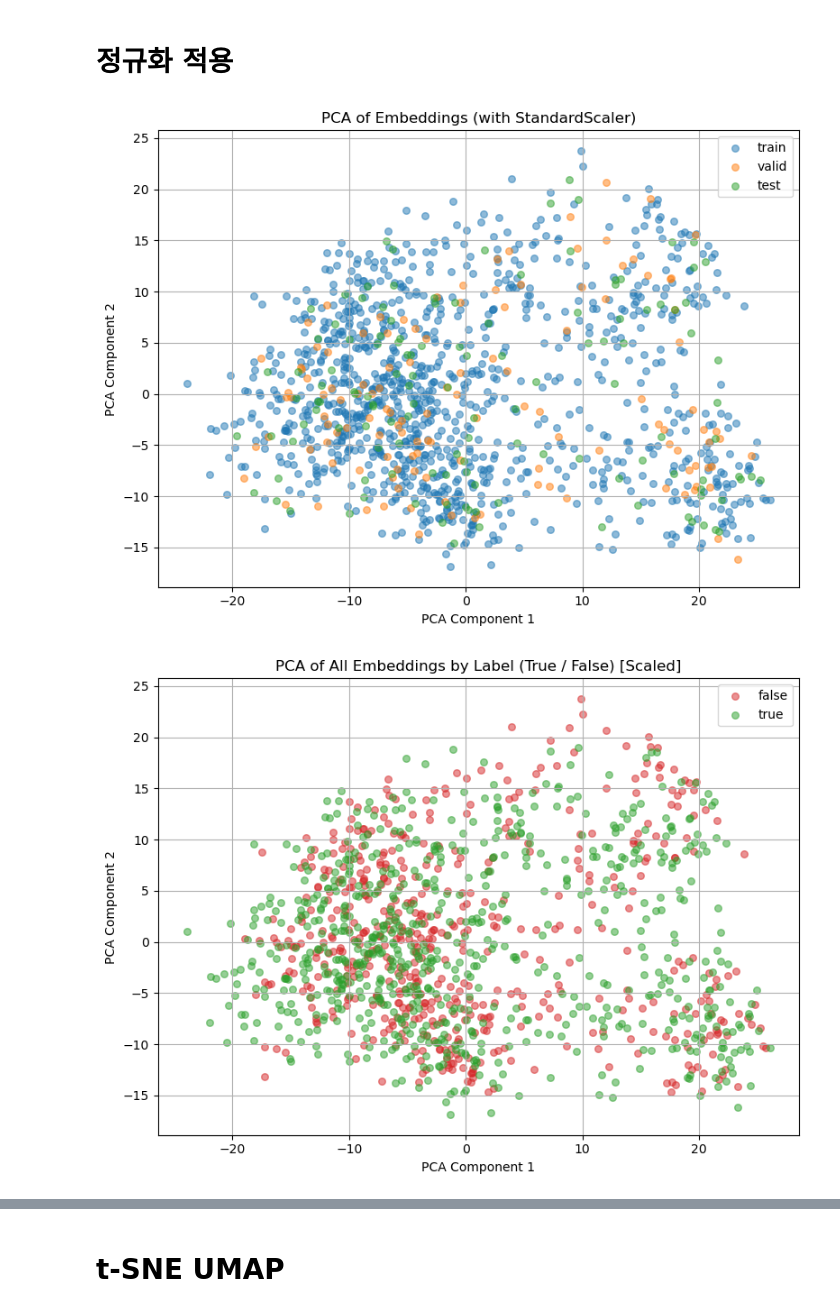
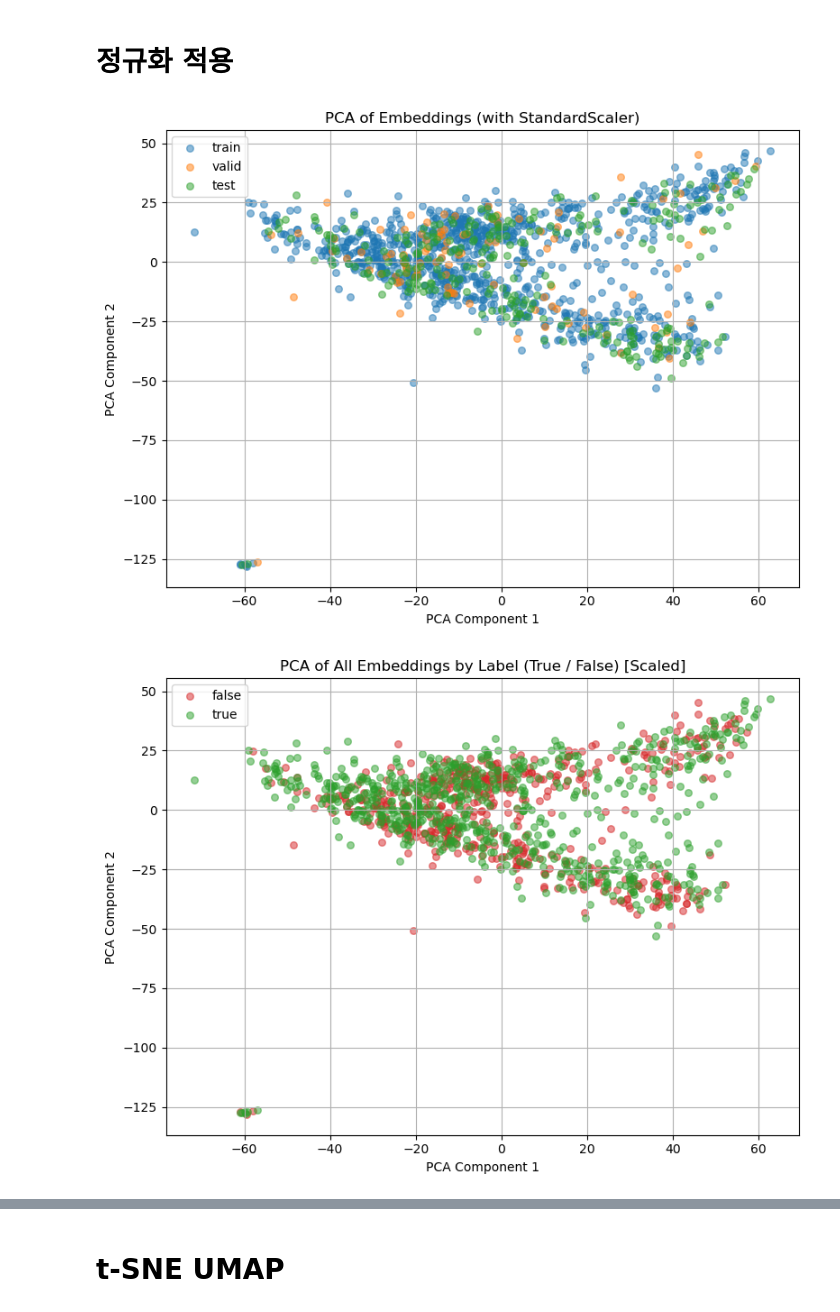
Before and after one commit to drmoon-1st/Jabez, a Jupyter notebook: golf/fusion/PCA_analysis/PCA_analysis.ipynb, the cells around one changed output, grey strips where cells are left out. Saved outputs shown, nothing was run; the diff lists cells and outputs as text; code cells hidden in the pictures.

```diff
--- a/golf/fusion/PCA_analysis/PCA_analysis.ipynb
+++ b/golf/fusion/PCA_analysis/PCA_analysis.ipynb
@@ -9,7 +9,7 @@ from pathlib import Path
 
 # ───────────── 설정 ─────────────
 DATA_ROOT = Path(r"D:\Jabez\golf\fusion\embedding_data")
-AGG_METHOD = "max"  # "mean", "max", "flatten" 중 선택
+AGG_METHOD = "flatten"  # "mean", "max", "flatten" 중 선택
 
 # ───────────── 함수 정의 ─────────────
 def load_split(split, model):
@@ -128,7 +128,7 @@ from pathlib import Path
 
 # ───────────── 설정 ─────────────
 DATA_ROOT = Path(r"D:\Jabez\golf\fusion\embedding_data")
-AGG_METHOD = "max"  # "mean", "max", "flatten" 중 선택
+AGG_METHOD = "flatten"  # "mean", "max", "flatten" 중 선택
 
 # ───────────── 함수 정의 ─────────────
 def load_split(split, model):
@@ -199,32 +199,32 @@ X_all_scaled = np.vstack([X_tr_scaled, X_va_scaled, X_te_scaled])
 
 pca = PCA(n_components=2)
 X_2d = pca.fit_transform(X_all_scaled)
 
 # ───────────── 시각화 1: split 기준 ─────────────
 plt.figure(figsize=(8, 6))
 for label, color in zip(['train', 'valid', 'test'], ['tab:blue', 'tab:orange', 'tab:green']):
     idx = [i for i, s in enumerate(y_all_split) if s == label]
     plt.scatter(X_2d[idx, 0], X_2d[idx, 1], label=label, alpha=0.5, s=30, color=color)
 plt.legend()
 plt.title("PCA of Embeddings (with StandardScaler)")
 plt.xlabel("PCA Component 1")
 plt.ylabel("PCA Component 2")
 plt.grid(True)
 plt.tight_layout()
 plt.show()
 
 # ───────────── 시각화 2: 라벨 기준 ─────────────
 plt.figure(figsize=(8, 6))
 for label, color, name in zip([0, 1], ['tab:red', 'tab:green'], ['false', 'true']):
     idx = y_all_label == label
     plt.scatter(X_2d[idx, 0], X_2d[idx, 1], label=name, alpha=0.5, s=30, color=color)
 plt.legend()
 plt.title("PCA of All Embeddings by Label (True / False) [Scaled]")
 plt.xlabel("PCA Component 1")
 plt.ylabel("PCA Component 2")
 plt.grid(True)
 plt.tight_layout()
 plt.show()
 # %% [output]
-[figure, old version]
+[figure, new version]
-[figure, old version]
+[figure, new version]
```
Also changed, not shown: parts of 3 cells of this notebook, 59 other files.
